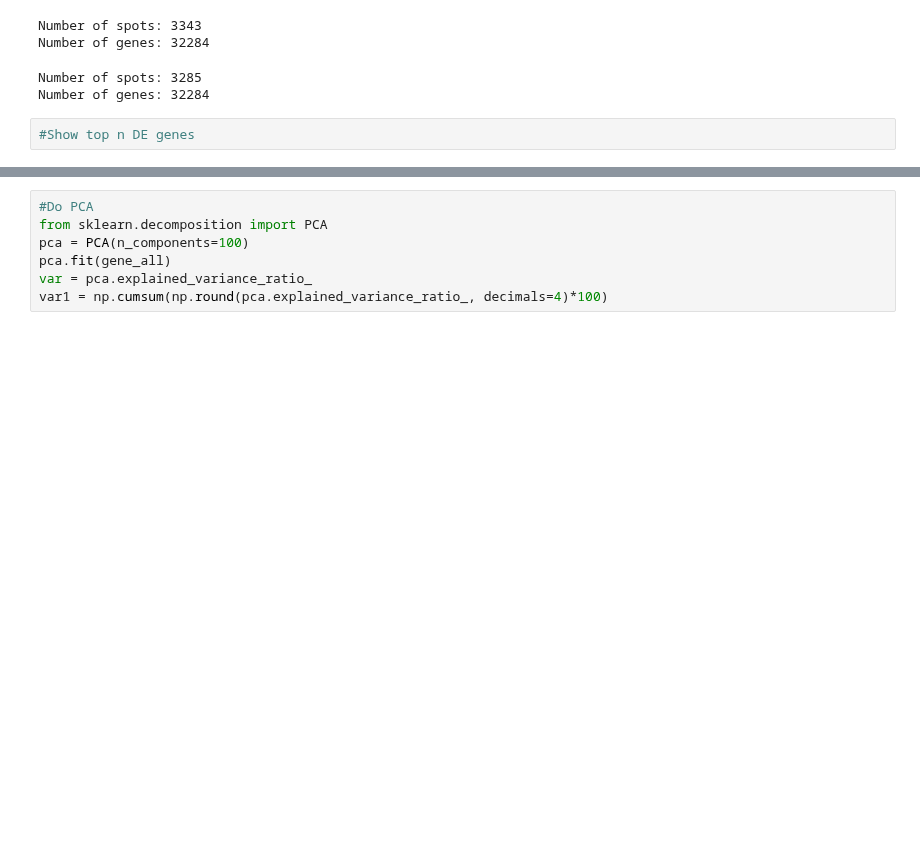
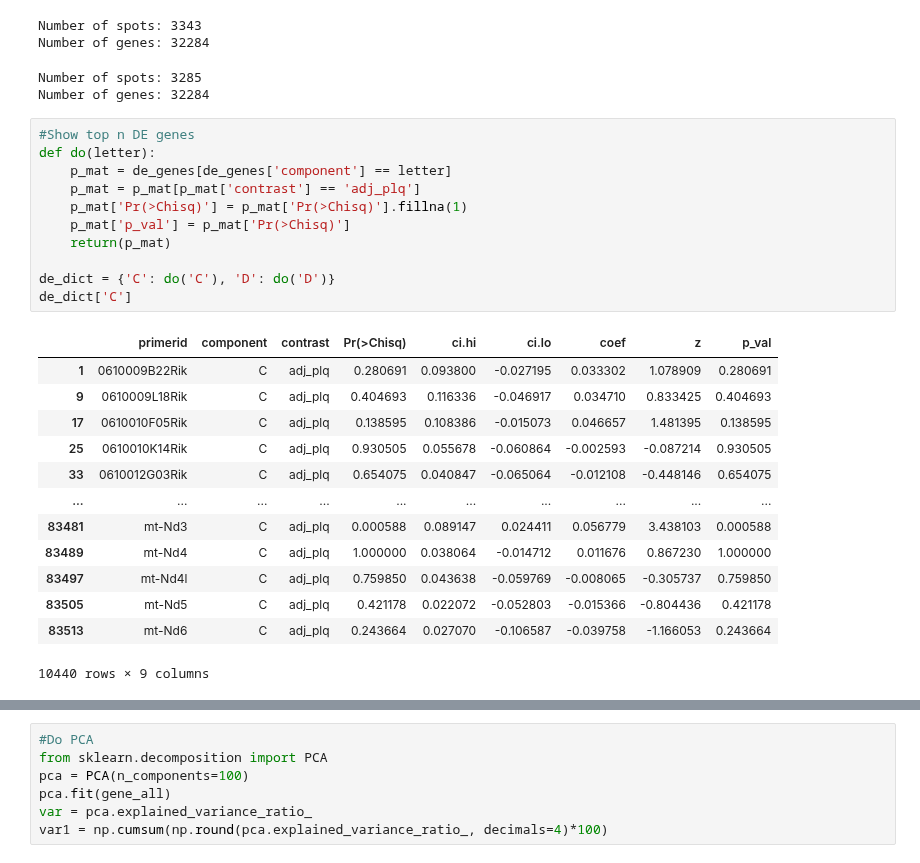
Before and after one commit to dmnburrows/spatial_transcriptomics, a Jupyter notebook: plaque_classify.ipynb, the cells around one changed output, grey strips where cells are left out. Saved outputs shown, nothing was run; the diff lists cells and outputs as text; blank space fills up the shorter version.

```diff
--- a/plaque_classify.ipynb
+++ b/plaque_classify.ipynb
@@ -281,5 +282,28 @@ Number of spots: 3343
 Number of genes: 32284
 Number of spots: 3285
 Number of genes: 32284
-# %%
-#Show top n DE genes
+# %%
+#Show top n DE genes
+def do(letter):
+    p_mat = de_genes[de_genes['component'] == letter]
+    p_mat = p_mat[p_mat['contrast'] == 'adj_plq']
+    p_mat['Pr(>Chisq)'] = p_mat['Pr(>Chisq)'].fillna(1)
+    p_mat['p_val'] = p_mat['Pr(>Chisq)']
+    return(p_mat)
+
+de_dict = {'C': do('C'), 'D': do('D')}
+de_dict['C']
+# %% [output]
+|  | primerid | component | contrast | Pr(>Chisq) | ci.hi | ci.lo | coef | z | p_val |
+| 1 | 0610009B22Rik | C | adj_plq | 0.280691 | 0.093800 | -0.027195 | 0.033302 | 1.078909 | 0.280691 |
+| 9 | 0610009L18Rik | C | adj_plq | 0.404693 | 0.116336 | -0.046917 | 0.034710 | 0.833425 | 0.404693 |
+| 17 | 0610010F05Rik | C | adj_plq | 0.138595 | 0.108386 | -0.015073 | 0.046657 | 1.481395 | 0.138595 |
+| 25 | 0610010K14Rik | C | adj_plq | 0.930505 | 0.055678 | -0.060864 | -0.002593 | -0.087214 | 0.930505 |
+| 33 | 0610012G03Rik | C | adj_plq | 0.654075 | 0.040847 | -0.065064 | -0.012108 | -0.448146 | 0.654075 |
+| ... | ... | ... | ... | ... | ... | ... | ... | ... | ... |
+| 83481 | mt-Nd3 | C | adj_plq | 0.000588 | 0.089147 | 0.024411 | 0.056779 | 3.438103 | 0.000588 |
+| 83489 | mt-Nd4 | C | adj_plq | 1.000000 | 0.038064 | -0.014712 | 0.011676 | 0.867230 | 1.000000 |
+| 83497 | mt-Nd4l | C | adj_plq | 0.759850 | 0.043638 | -0.059769 | -0.008065 | -0.305737 | 0.759850 |
+| 83505 | mt-Nd5 | C | adj_plq | 0.421178 | 0.022072 | -0.052803 | -0.015366 | -0.804436 | 0.421178 |
+| 83513 | mt-Nd6 | C | adj_plq | 0.243664 | 0.027070 | -0.106587 | -0.039758 | -1.166053 | 0.243664 |
+10440 rows × 9 columns
```
Also changed, not shown: parts of 3 cells of this notebook.
